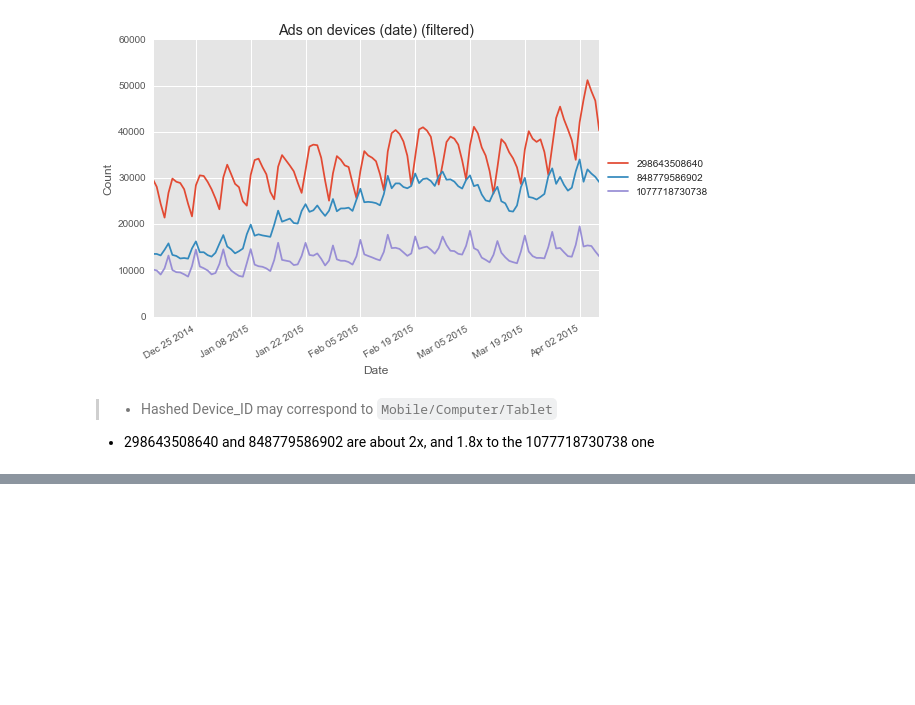
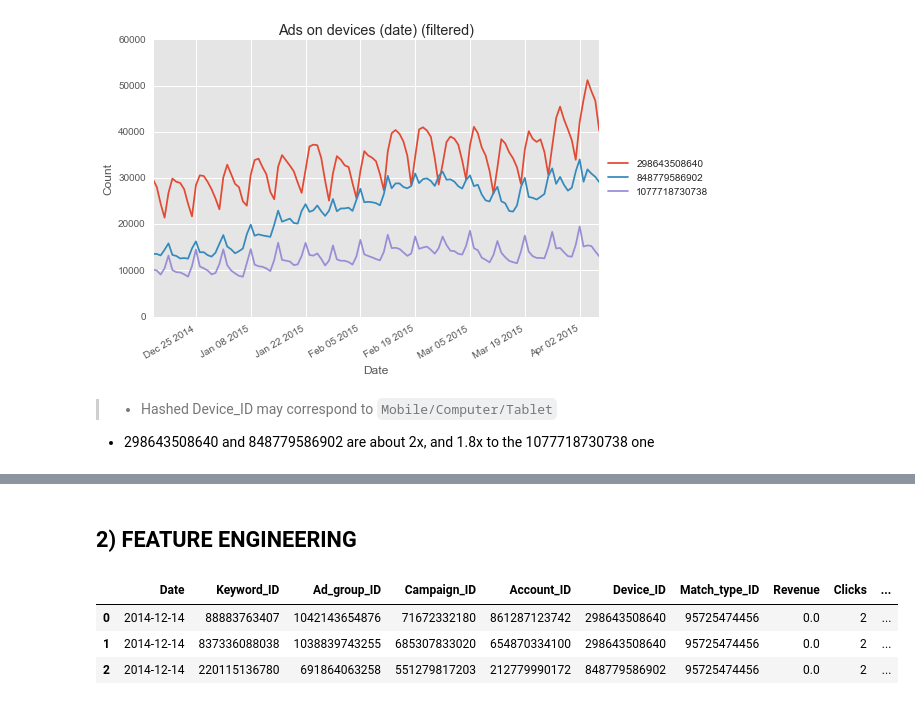
Before and after one commit to yennanliu/analysis, a Jupyter notebook: GY_guide/G_Y_Guide_EDA_final.ipynb, the cells around one changed output, grey strips where cells are left out. Drawn from its saved outputs; the diff is of its cells as text; code cells hidden in the pictures; blank space fills up the shorter version.

```diff
--- a/GY_guide/G_Y_Guide_EDA_final.ipynb
+++ b/GY_guide/G_Y_Guide_EDA_final.ipynb
@@ -346,2 +433,9 @@ plt.title('Ads on devices (date) (filtered)')
+# %% [markdown]
+## 2) FEATURE ENGINEERING
 # %%
-#df_train.head(3)
+df_train.head(3)
+# %% [output]
+|  | Date | Keyword_ID | Ad_group_ID | Campaign_ID | Account_ID | Device_ID | Match_type_ID | Revenue | Clicks | ... |
+| 0 | 2014-12-14 | 88883763407 | 1042143654876 | 71672332180 | 861287123742 | 298643508640 | 95725474456 | 0.0 | 2 | ... |
+| 1 | 2014-12-14 | 837336088038 | 1038839743255 | 685307833020 | 654870334100 | 298643508640 | 95725474456 | 0.0 | 2 | ... |
+| 2 | 2014-12-14 | 220115136780 | 691864063258 | 551279817203 | 212779990172 | 848779586902 | 95725474456 | 0.0 | 2 | ... |
```
Also changed, not shown: parts of 15 cells of this notebook.
